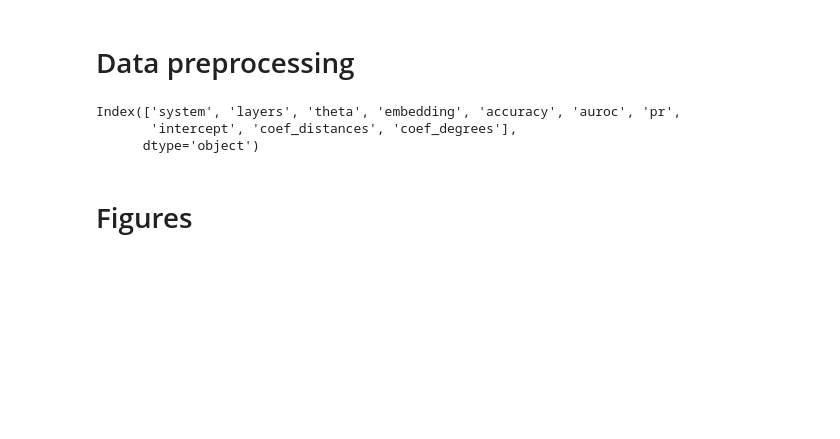
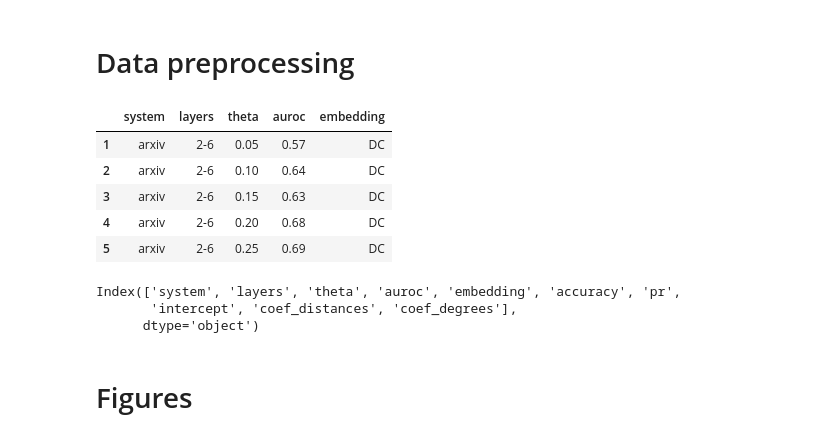
Before and after one commit to kaiser-dan/proj_naive-embedded-reconstruction, a Jupyter notebook: workflow/notebooks/viz/viz_ex-arxiv-thru-ex-london.ipynb, the cells around one changed output. Saved outputs shown, nothing was run; the diff lists cells and outputs as text; code cells hidden in the pictures; blank space fills up the shorter version.

```diff
--- a/workflow/notebooks/viz/viz_ex-arxiv-thru-ex-london.ipynb
+++ b/workflow/notebooks/viz/viz_ex-arxiv-thru-ex-london.ipynb
@@ -13,12 +13,27 @@ DATAFRAMES = os.path.join("..", "..", "..", "results", "dataframes", "")
 FIGURES = os.path.join("..", "..", "..", "results", "figures", "")
 # %% [markdown]
 # Data preprocessing
+# %%
+df_DC = pd.read_csv(os.path.join(DATAFRAMES, "dataframe_DC-real.csv"))
+df_DC["embedding"] = ["DC"]*len(df_DC)
+df_DC = df_DC.rename(columns={"pfi": "theta"})
+df_DC = df_DC.query("theta > 0")
+df_DC.head()
+# %% [output]
+|  | system | layers | theta | auroc | embedding |
+| 1 | arxiv | 2-6 | 0.05 | 0.57 | DC |
+| 2 | arxiv | 2-6 | 0.10 | 0.64 | DC |
+| 3 | arxiv | 2-6 | 0.15 | 0.63 | DC |
+| 4 | arxiv | 2-6 | 0.20 | 0.68 | DC |
+| 5 | arxiv | 2-6 | 0.25 | 0.69 | DC |
 # %%
 # Load data
 df = pd.read_csv(os.path.join(DATAFRAMES, f"dataframe_reals.csv"))
+df = pd.concat([df_DC, df])
+
 print(df.columns)
 # %% [output]
-Index(['system', 'layers', 'theta', 'embedding', 'accuracy', 'auroc', 'pr',
+Index(['system', 'layers', 'theta', 'auroc', 'embedding', 'accuracy', 'pr',
        'intercept', 'coef_distances', 'coef_degrees'],
       dtype='object')
 # %%
```
Also changed, not shown: parts of 4 cells of this notebook, 39 other files.
